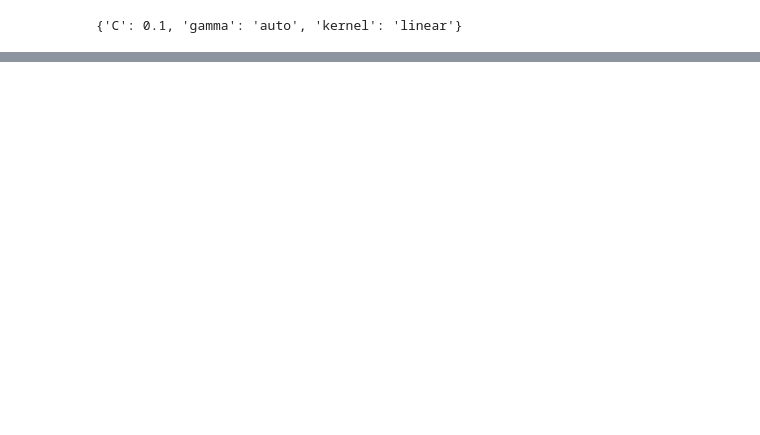
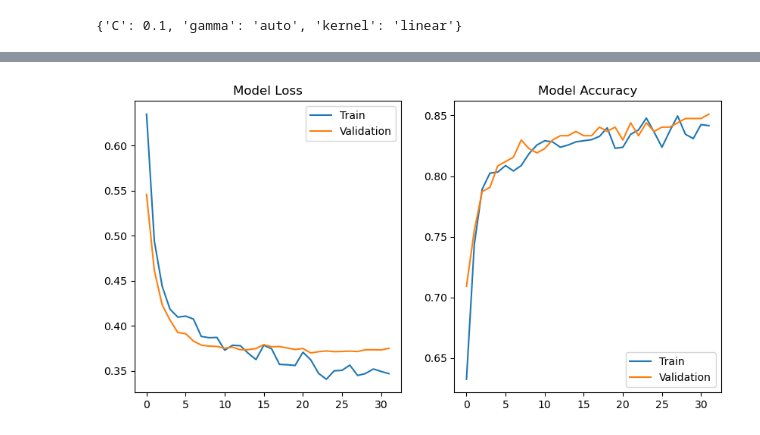
Before and after one commit to mj-003/drug-use-prediction-model, a Jupyter notebook: data.ipynb, the cells around one changed output, grey strips where cells are left out. Cells and saved outputs as stored; diff of their text form; code cells hidden in the pictures; blank space fills up the shorter version.

```diff
--- a/data.ipynb
+++ b/data.ipynb
@@ -1364,0 +1382,20 @@ plt.show()
+# %%
+%pip install xgboost
+import xgboost as xgb
+
+# Install shap if not already installed
+%pip install shap
+import shap
+
+# Model XGBoost
+xgb_model = xgb.XGBClassifier(learning_rate=0.05, n_estimators=300, max_depth=5)
+xgb_model.fit(X_train, y_train)
+
+# Ewaluacja
+y_pred = xgb_model.predict(X_test)
+print(classification_report(y_test, y_pred))
+
+# Interpretacja SHAP
+explainer = shap.TreeExplainer(xgb_model)
+shap_values = explainer.shap_values(X_test)
+shap.summary_plot(shap_values, X_test, feature_names=X.columns)
@@ -1364,0 +1421,44 @@ plt.show()
+# %%
+%pip install tensorflow
+from tensorflow.keras.models import Sequential
+from tensorflow.keras.layers import Dense, Dropout
+from tensorflow.keras.callbacks import EarlyStopping
+
+# Model sieci neuronowej
+model = Sequential([
+    Dense(64, activation='relu', input_shape=(X_train.shape[1],)),
+    Dropout(0.3),
+    Dense(32, activation='relu'),
+    Dropout(0.2),
+    Dense(1, activation='sigmoid')
+])
+
+model.compile(optimizer='adam', loss='binary_crossentropy', metrics=['accuracy'])
+
+# Early stopping
+early_stop = EarlyStopping(monitor='val_loss', patience=10, restore_best_weights=True)
+
+# Trenowanie
+history = model.fit(
+    X_train, y_train,
+    epochs=100,
+    batch_size=32,
+    validation_split=0.2,
+    callbacks=[early_stop]
+)
+
+# Wizualizacja procesu uczenia
+plt.figure(figsize=(10, 5))
+plt.subplot(1, 2, 1)
+plt.plot(history.history['loss'], label='Train')
+plt.plot(history.history['val_loss'], label='Validation')
+plt.title('Model Loss')
+plt.legend()
+
+plt.subplot(1, 2, 2)
+plt.plot(history.history['accuracy'], label='Train')
+plt.plot(history.history['val_accuracy'], label='Validation')
+plt.title('Model Accuracy')
+plt.legend()
+plt.show()
+# %% [output]
@@ -1364,0 +1501 @@ plt.show()
+[figure, added]
```
Also changed, not shown: parts of 25 cells of this notebook, 11 other files.
